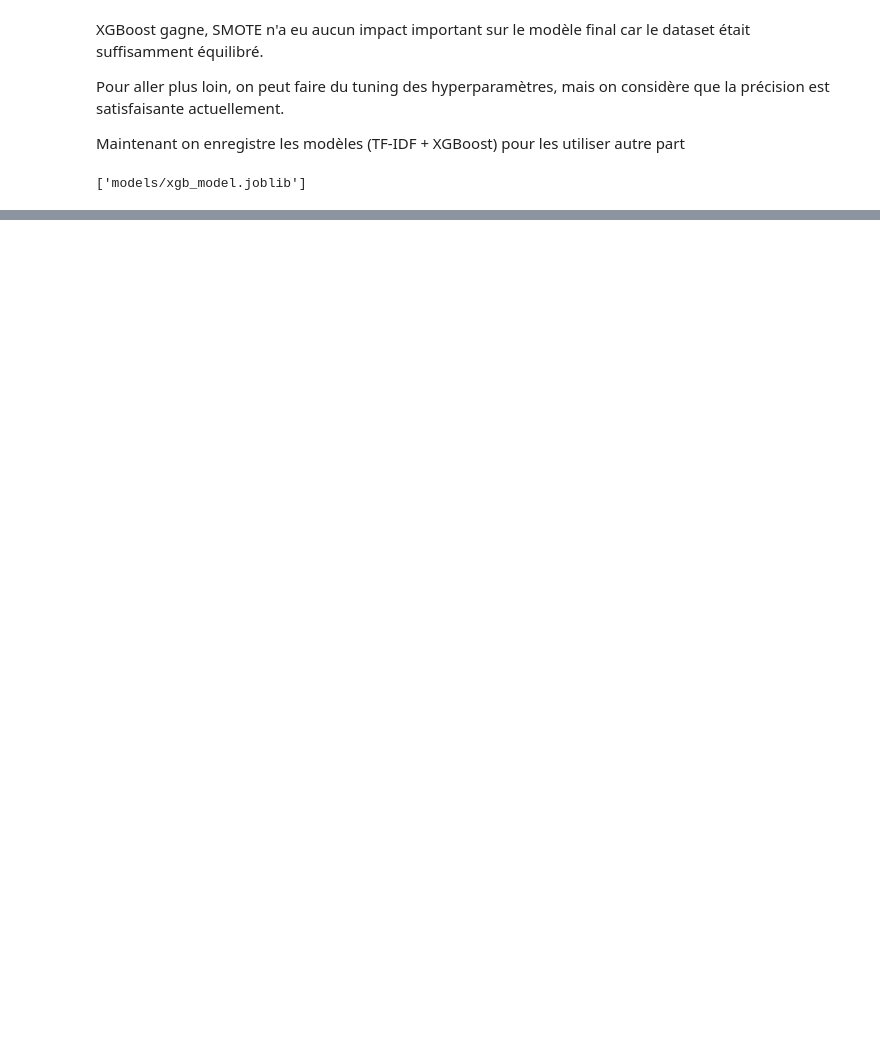
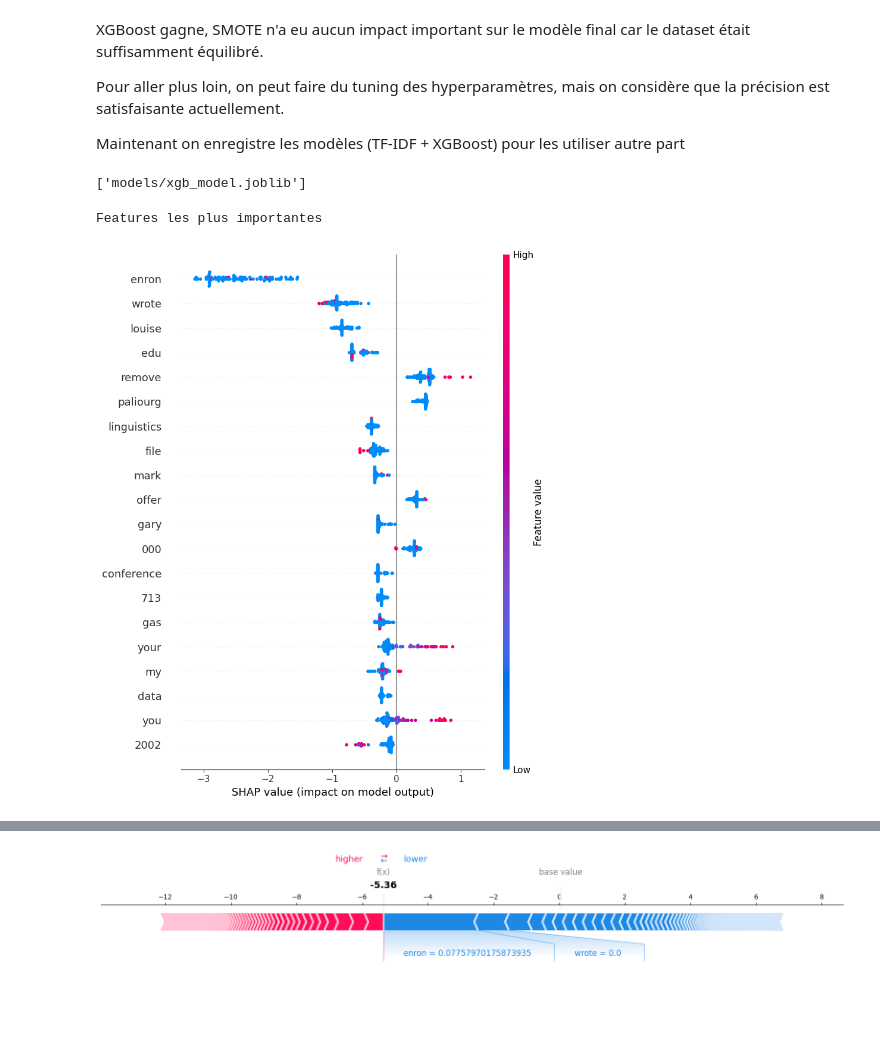
Before and after one commit to VtnDenis/Poc-PhishingDetection, a Jupyter notebook: main.ipynb, the cells around one changed output, grey strips where cells are left out. Cells and saved outputs as stored; diff of their text form; code cells hidden in the pictures; blank space fills up the shorter version.

Commit message:
ajout SHAP + interprétation

```diff
--- a/main.ipynb
+++ b/main.ipynb
@@ -174,3 +174,30 @@ joblib.dump(tfidf, "models/tfidf.joblib")
 joblib.dump(model_xgb, "models/xgb_model.joblib")
 # %% [output]
 ['models/xgb_model.joblib']
+# %%
+import shap
+import matplotlib.pyplot as plt
+
+explainer = shap.TreeExplainer(model_xgb)
+
+X_test_sample = X_test[:100].toarray()
+feature_names = tfidf.get_feature_names_out()
+
+shap_values = explainer.shap_values(X_test_sample)
+
+print("Features les plus importantes")
+shap.summary_plot(shap_values, X_test_sample, feature_names=feature_names)
+
+# Exemple sur une prédiction
+index_email = 0
+shap.initjs()
+shap.force_plot(
+    explainer.expected_value,
+    shap_values[index_email,:],
+    X_test_sample[index_email,:],
+    feature_names=feature_names,
+    matplotlib=True
+)
+# %% [output]
+Features les plus importantes
+[figure, added]
@@ -176,0 +205 @@ joblib.dump(model_xgb, "models/xgb_model.joblib")
+[figure, added]
```
Also changed, not shown: parts of 3 cells of this notebook, 1 other file.
